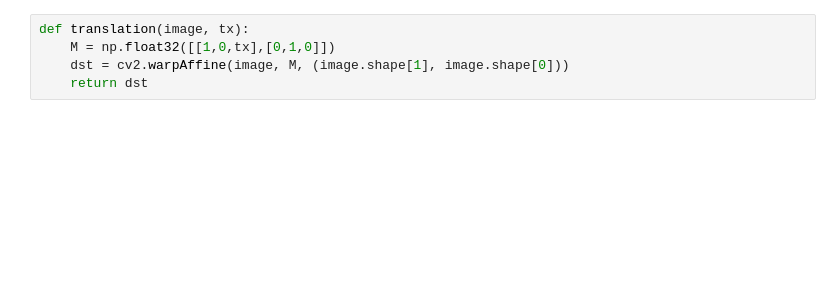
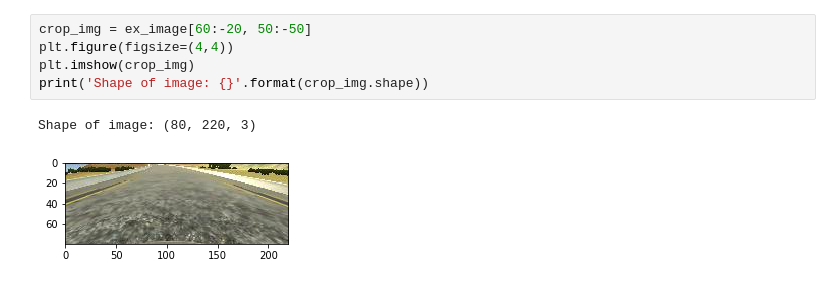
Before and after one commit to bekk-studio/CarND_Behavior-cloning, a Jupyter notebook: clone.ipynb, the cells around one changed output. Cells and saved outputs as stored; diff of their text form; blank space fills up the shorter version.

```diff
--- a/clone.ipynb
+++ b/clone.ipynb
@@ -53,5 +212,8 @@ Shape of image: (160, 320, 3)
-# %%
-def translation(image, tx):
-    M = np.float32([[1,0,tx],[0,1,0]])
-    dst = cv2.warpAffine(image, M, (image.shape[1], image.shape[0]))
-    return dst
+# %%
+crop_img = ex_image[60:-20, 50:-50]
+plt.figure(figsize=(4,4))
+plt.imshow(crop_img)
+print('Shape of image: {}'.format(crop_img.shape))
+# %% [output]
+Shape of image: (80, 220, 3)
+[figure, added]
```
Also changed, not shown: parts of 46 cells of this notebook, 1 other file.
